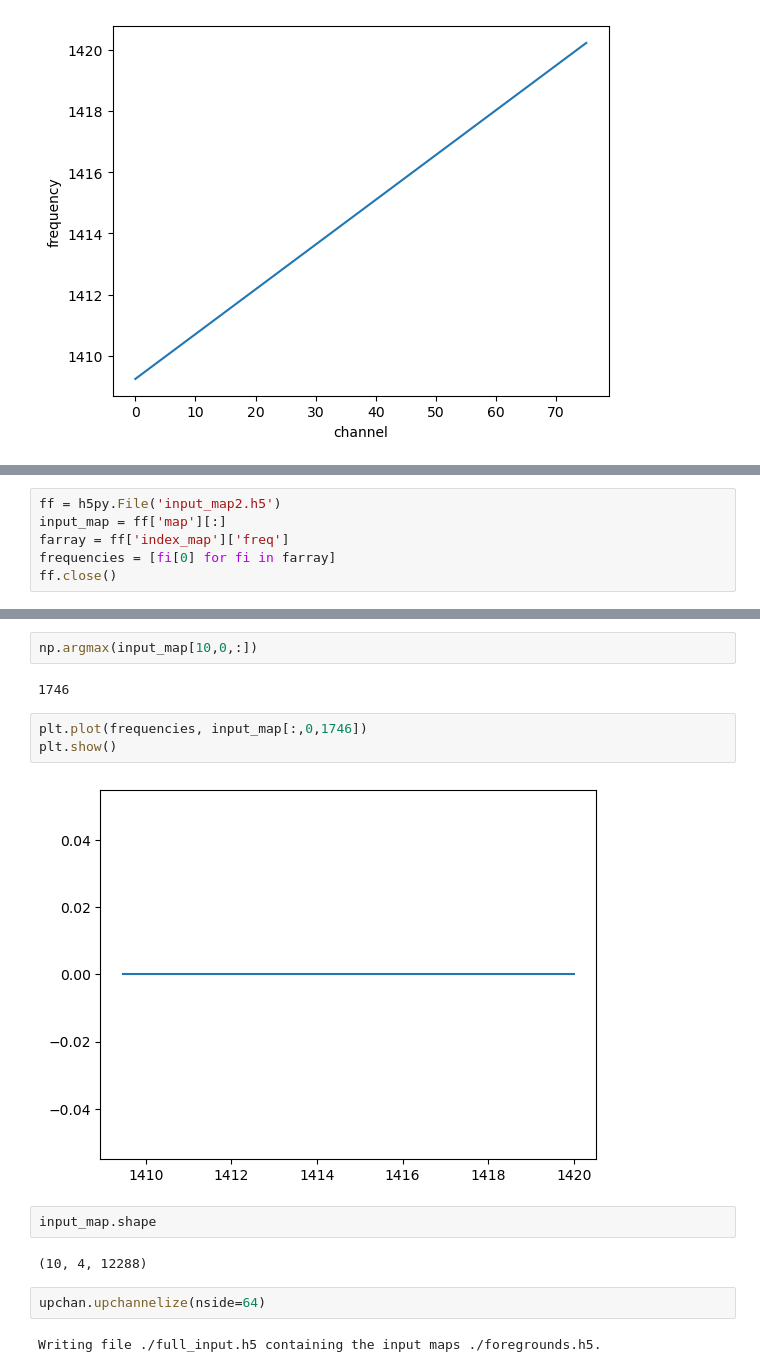
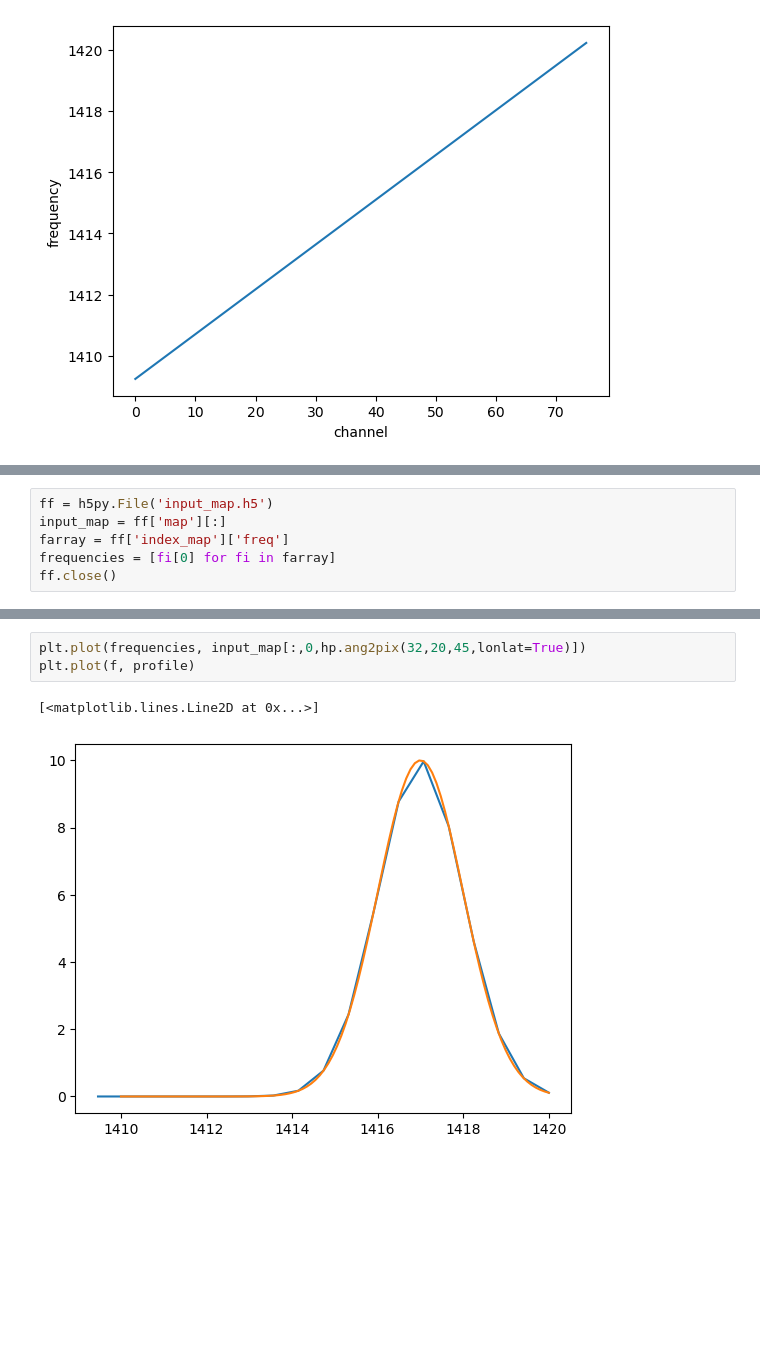
Before and after one commit to rebeccaceppas/H_GASP, a Jupyter notebook: notebooks/test_upchannelization.ipynb, the cells around one changed output, grey strips where cells are left out. Saved outputs shown, nothing was run; the diff lists cells and outputs as text; blank space fills up the shorter version.

Commit message:
all files for upchannelization finalized, example in notebooks

```diff
--- a/notebooks/test_upchannelization.ipynb
+++ b/notebooks/test_upchannelization.ipynb
@@ -133,5 +109,5 @@ plt.plot(profile)
 # %%
-ff = h5py.File('input_map2.h5')
+ff = h5py.File('input_map.h5')
 input_map = ff['map'][:]
 farray = ff['index_map']['freq']
 frequencies = [fi[0] for fi in farray]
@@ -143,17 +115,6 @@ hp.mollview(input_map[10,0,:])
-# %%
-np.argmax(input_map[10,0,:])
-# %% [output]
-1746
-# %%
-plt.plot(frequencies, input_map[:,0,1746])
-plt.show()
-# %% [output]
-[figure, removed]
-# %%
-input_map.shape
-# %% [output]
-(10, 4, 12288)
-# %%
-upchan.upchannelize(nside=64)
-# %% [output]
-Writing file ./full_input.h5 containing the input maps ./foregrounds.h5.
+# %%
+plt.plot(frequencies, input_map[:,0,hp.ang2pix(32,20,45,lonlat=True)])
+plt.plot(f, profile)
+# %% [output]
+[<matplotlib.lines.Line2D at 0x...>]
+[figure, added]
```
Also changed, not shown: parts of 17 cells of this notebook, 6 other files.
